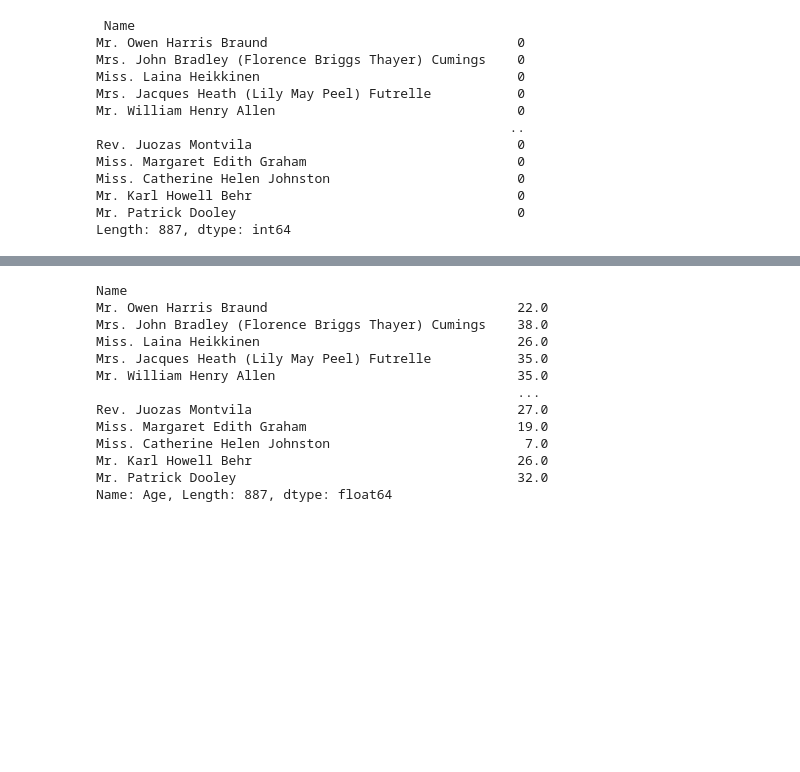
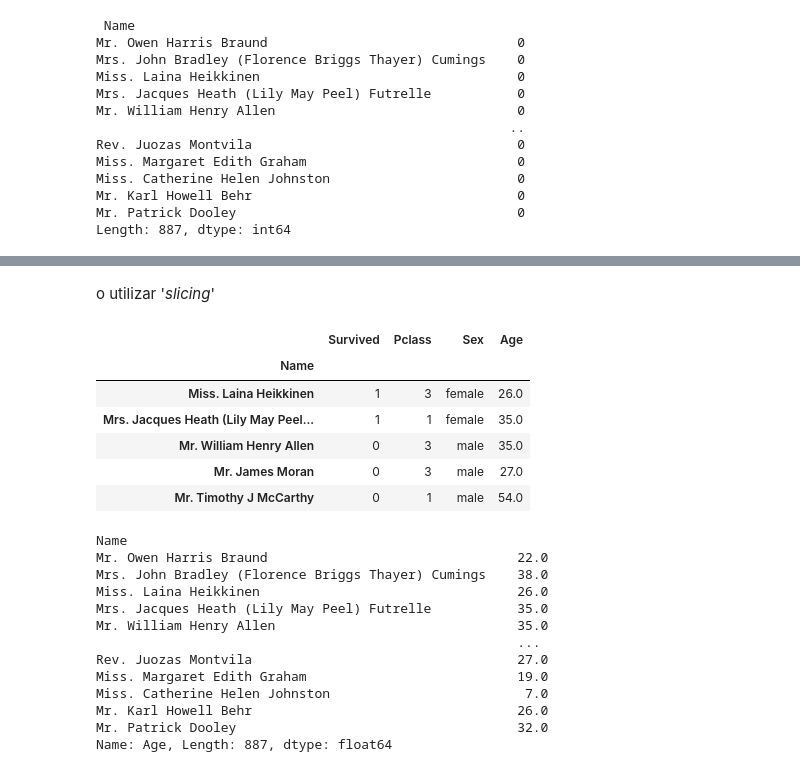
Before and after one commit to AnIsAsPe/ClasificadorClientesTelecom, a Jupyter notebook: Introducción a Pandas.ipynb, the cells around one changed output, grey strips where cells are left out. Cells and saved outputs as stored; diff of their text form; code cells hidden in the pictures; blank space fills up the shorter version.

```diff
--- a/Introducción a Pandas.ipynb
+++ b/Introducción a Pandas.ipynb
@@ -558,3 +615,15 @@ titanic.loc['Miss. Laina Heikkinen':'Mr. William Henry Allen', 'Survived':'Age']
+# %% [markdown]
+o utilizar '*slicing*'
+# %%
+titanic.loc['Miss. Laina Heikkinen':'Mr. Timothy J McCarthy', 'Survived':'Age']
+# %% [output]
+|  | Survived | Pclass | Sex | Age |
+| Name |  |  |  |  |
+| Miss. Laina Heikkinen | 1 | 3 | female | 26.0 |
+| Mrs. Jacques Heath (Lily May Peel... | 1 | 1 | female | 35.0 |
+| Mr. William Henry Allen | 0 | 3 | male | 35.0 |
+| Mr. James Moran | 0 | 3 | male | 27.0 |
+| Mr. Timothy J McCarthy | 0 | 1 | male | 54.0 |
 # %%
 titanic.loc[:,'Age']
 # %% [output]
```
Also changed, not shown: parts of 61 cells of this notebook.
